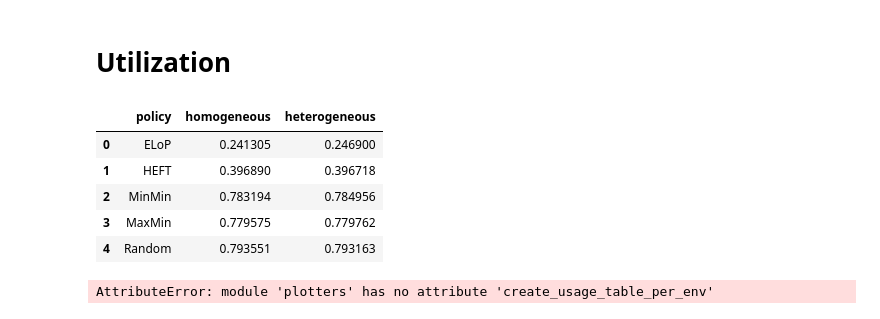
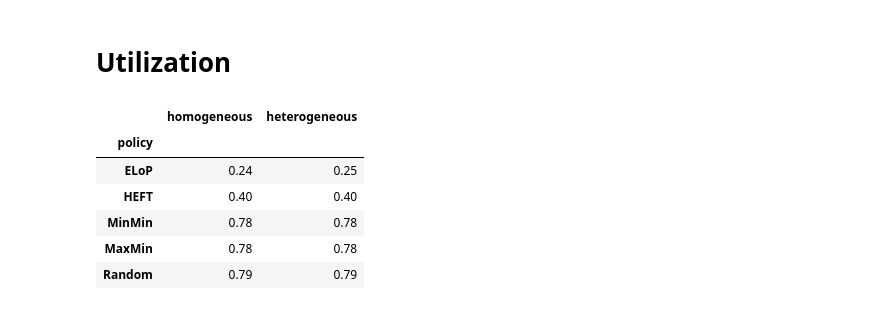
Before and after one commit to CloudScheduling/plotter_4_cloud, a Jupyter notebook: Notebooks/Experiment2_Environment.ipynb, the cells around one changed output. Cells and saved outputs as stored; diff of their text form; code cells hidden in the pictures.

```diff
--- a/Notebooks/Experiment2_Environment.ipynb
+++ b/Notebooks/Experiment2_Environment.ipynb
@@ -13,6 +15,8 @@ os.chdir('../') # work from project root so the reader gets the right paths
 print(os.getcwd())
 # %% [output]
 /home/linus/Dokumente/Studium/Master/Amsterdam/02_DisSys/Project/CloudScheduling/plotter_4_cloud
+# %%
+export_base_path = "~/Dropbox/Apps/Overleaf/DistributedSystems_Group2/graphs/"
 # %%
 data = reader.sort_dfs(["ELoP", "HEFT", "MinMin", "MaxMin", "Random"])
 transformer = DataTransformer(data)
@@ -35,17 +39,17 @@ plotters.create_energy_plot_env(electricity_data, electricity_meta)
 # %% [markdown]
 # Utilization
 # %%
-utilization_data, utilization_meta = transformer.to_utilization_table_environment("askalon-ee2-parquet", "scale2", "exp_env_utilization.png")
+utilization_data, utilization_meta = transformer.to_utilization_table_environment("askalon-ee2-parquet", "scale2", export_base_path + "exp_environment_utilization.png")
 
+pd.options.display.float_format = "{:,.2f}".format
+with open(export_base_path + "exp_environment_utilization.tex", "w") as text_file:
+    text_file.write(plotters_help.latex_with_lines(utilization_data))
 utilization_data
 # %% [output]
-|  | policy | homogeneous | heterogeneous |
-| 0 | ELoP | 0.241305 | 0.246900 |
-| 1 | HEFT | 0.396890 | 0.396718 |
-| 2 | MinMin | 0.783194 | 0.784956 |
-| 3 | MaxMin | 0.779575 | 0.779762 |
-| 4 | Random | 0.793551 | 0.793163 |
+|  | homogeneous | heterogeneous |
+| policy |  |  |
+| ELoP | 0.24 | 0.25 |
+| HEFT | 0.40 | 0.40 |
+| MinMin | 0.78 | 0.78 |
+| MaxMin | 0.78 | 0.78 |
+| Random | 0.79 | 0.79 |
-# %%
-plotters.create_usage_table_per_env(utilization_data, utilization_meta)
-# %% [output]
-AttributeError: module 'plotters' has no attribute 'create_usage_table_per_env'
```
Also changed, not shown: parts of 3 cells of this notebook, 8 other files.
